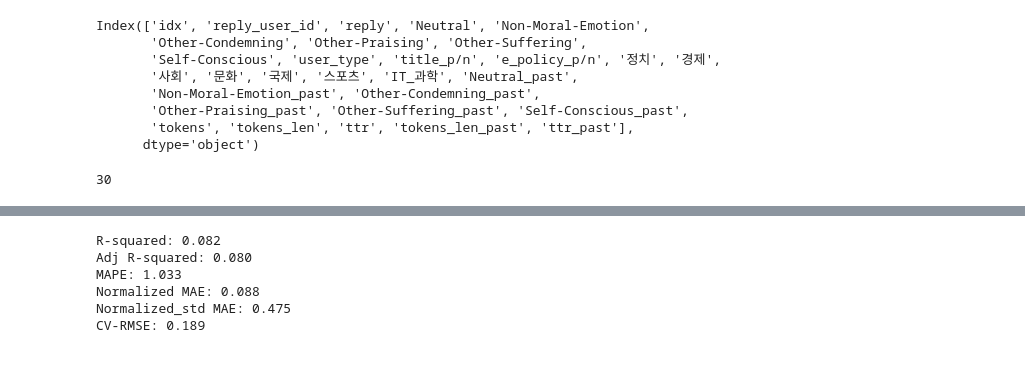
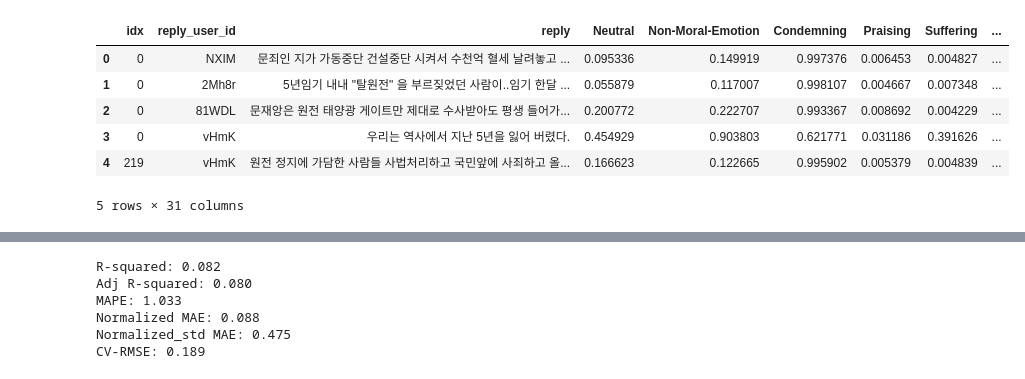
Before and after one commit to ByungjunKim/EnergyTransitionKorea, a Jupyter notebook: CatBoost.ipynb, the cells around one changed output, grey strips where cells are left out. Cells and saved outputs as stored; diff of their text form; code cells hidden in the pictures.

```diff
--- a/CatBoost.ipynb
+++ b/CatBoost.ipynb
@@ -25,16 +23,0 @@ reply_gb = pd.read_pickle('./data/reply_df_v2.pkl').drop_duplicates().reset_inde
-# %%
-df = pd.read_parquet('./data/reply_df_kome_merge_token.parquet')
-df.columns
-# %% [output]
-Index(['idx', 'reply_user_id', 'reply', 'Neutral', 'Non-Moral-Emotion',
-       'Other-Condemning', 'Other-Praising', 'Other-Suffering',
-       'Self-Conscious', 'user_type', 'title_p/n', 'e_policy_p/n', '정치', '경제',
-       '사회', '문화', '국제', '스포츠', 'IT_과학', 'Neutral_past',
-       'Non-Moral-Emotion_past', 'Other-Condemning_past',
-       'Other-Praising_past', 'Other-Suffering_past', 'Self-Conscious_past',
-       'tokens', 'tokens_len', 'ttr', 'tokens_len_past', 'ttr_past'],
-      dtype='object')
-# %%
-len(df.columns)
-# %% [output]
-30
@@ -56,0 +24,12 @@ df = df[['idx', 'reply_user_id', 'reply', 'Neutral', 'Non-Moral-Emotion',
+# %%
+# Load the comment data from news articles related to energy transition.
+df = pd.read_csv('./data/reply_df_catboost.csv')
+df.head()
+# %% [output]
+|  | idx | reply_user_id | reply | Neutral | Non-Moral-Emotion | Condemning | Praising | Suffering | ... |
+| 0 | 0 | NXIM | 문죄인 지가 가동중단 건설중단 시켜서 수천억 혈세 날려놓고 ... | 0.095336 | 0.149919 | 0.997376 | 0.006453 | 0.004827 | ... |
+| 1 | 0 | 2Mh8r | 5년임기 내내 "탈원전" 을 부르짖었던 사람이..임기 한달 ... | 0.055879 | 0.117007 | 0.998107 | 0.004667 | 0.007348 | ... |
+| 2 | 0 | 81WDL | 문재앙은 원전 태양광 게이트만 제대로 수사받아도 평생 들어가... | 0.200772 | 0.222707 | 0.993367 | 0.008692 | 0.004229 | ... |
+| 3 | 0 | vHmK | 우리는 역사에서 지난 5년을 잃어 버렸다. | 0.454929 | 0.903803 | 0.621771 | 0.031186 | 0.391626 | ... |
+| 4 | 219 | vHmK | 원전 정지에 가담한 사람들 사법처리하고 국민앞에 사죄하고 올... | 0.166623 | 0.122665 | 0.995902 | 0.005379 | 0.004839 | ... |
+5 rows × 31 columns
```
Also changed, not shown: parts of 53 cells of this notebook, 6 other files.
